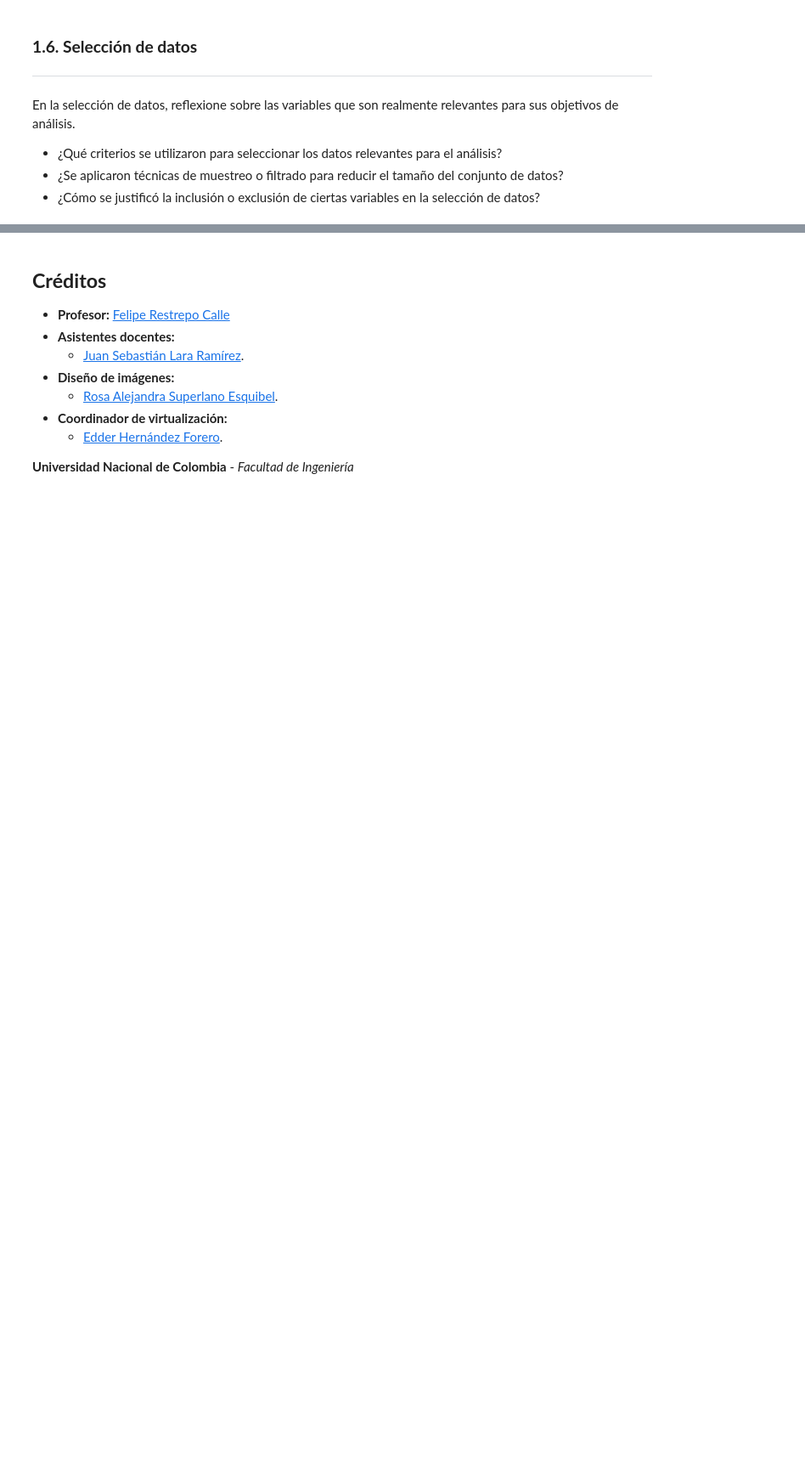
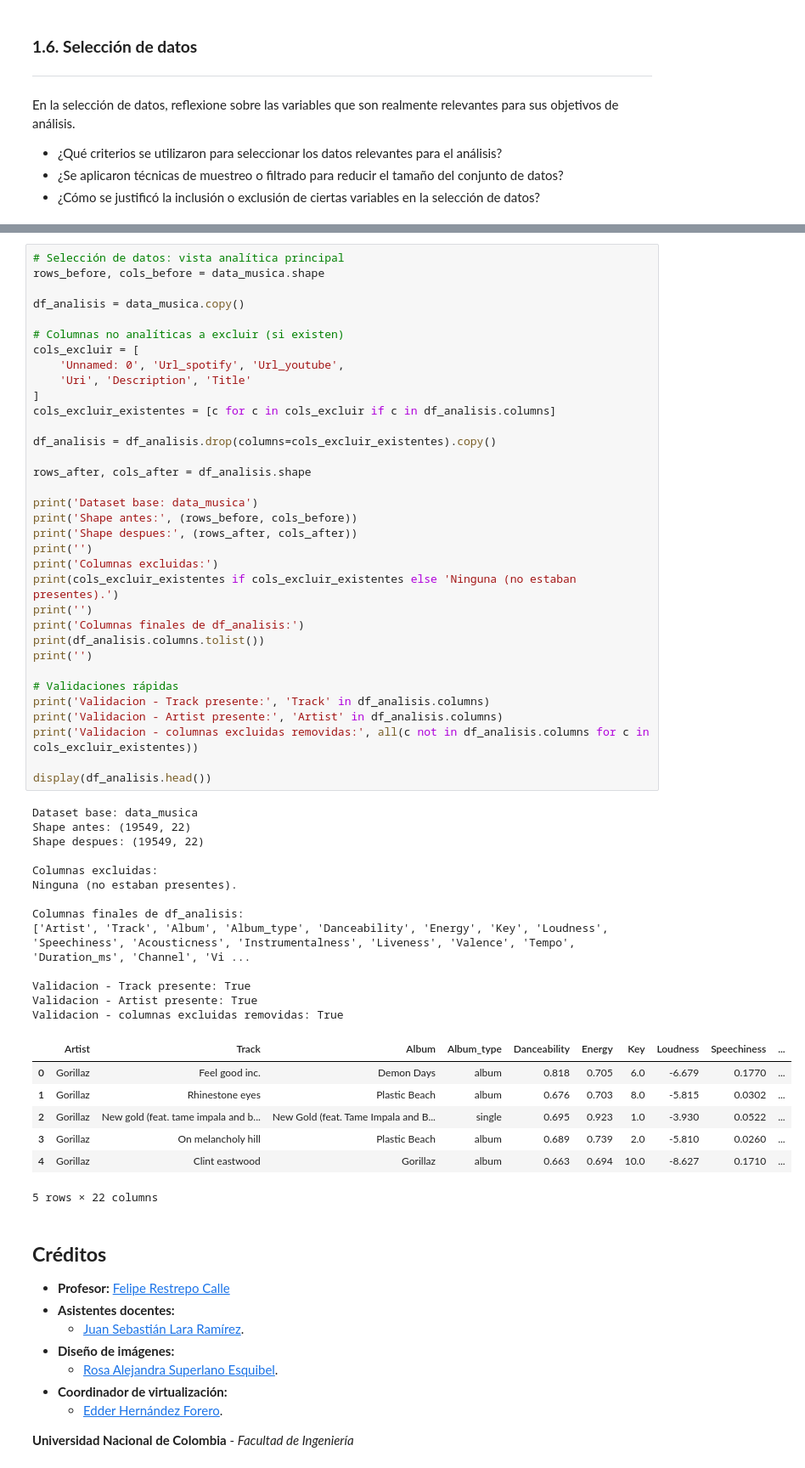
Before and after one commit to Locotin/diplomado-mlds, a Jupyter notebook: AVD/Proyecto/fase 3/M1U4_fase_3_Preparación_de_los_datos.ipynb, the cells around one changed output, grey strips where cells are left out. Shown at 85% size. Cells and saved outputs as stored; diff of their text form; blank space fills up the shorter version.

```diff
--- a/AVD/Proyecto/fase 3/M1U4_fase_3_Preparación_de_los_datos.ipynb
+++ b/AVD/Proyecto/fase 3/M1U4_fase_3_Preparación_de_los_datos.ipynb
@@ -366,3 +478,58 @@ En la selección de datos, reflexione sobre las variables que son realmente rele
+# %%
+# Selección de datos: vista analítica principal
+rows_before, cols_before = data_musica.shape
+
+df_analisis = data_musica.copy()
+
+# Columnas no analíticas a excluir (si existen)
+cols_excluir = [
+    'Unnamed: 0', 'Url_spotify', 'Url_youtube',
+    'Uri', 'Description', 'Title'
+]
+cols_excluir_existentes = [c for c in cols_excluir if c in df_analisis.columns]
+
+df_analisis = df_analisis.drop(columns=cols_excluir_existentes).copy()
+
+rows_after, cols_after = df_analisis.shape
+
+print('Dataset base: data_musica')
+print('Shape antes:', (rows_before, cols_before))
+print('Shape despues:', (rows_after, cols_after))
+print('')
+print('Columnas excluidas:')
+print(cols_excluir_existentes if cols_excluir_existentes else 'Ninguna (no estaban presentes).')
+print('')
+print('Columnas finales de df_analisis:')
+print(df_analisis.columns.tolist())
+print('')
+
+# Validaciones rápidas
+print('Validacion - Track presente:', 'Track' in df_analisis.columns)
+print('Validacion - Artist presente:', 'Artist' in df_analisis.columns)
+print('Validacion - columnas excluidas removidas:', all(c not in df_analisis.columns for c in cols_excluir_existentes))
+
+display(df_analisis.head())
+# %% [output]
+Dataset base: data_musica
+Shape antes: (19549, 22)
+Shape despues: (19549, 22)
+
+Columnas excluidas:
+Ninguna (no estaban presentes).
+
+Columnas finales de df_analisis:
+['Artist', 'Track', 'Album', 'Album_type', 'Danceability', 'Energy', 'Key', 'Loudness', 'Speechiness', 'Acousticness', 'Instrumentalness', 'Liveness', 'Valence', 'Tempo', 'Duration_ms', 'Channel', 'Vi ...
+
+Validacion - Track presente: True
+Validacion - Artist presente: True
+Validacion - columnas excluidas removidas: True
+|  | Artist | Track | Album | Album_type | Danceability | Energy | Key | Loudness | Speechiness | ... |
+| 0 | Gorillaz | Feel good inc. | Demon Days | album | 0.818 | 0.705 | 6.0 | -6.679 | 0.1770 | ... |
+| 1 | Gorillaz | Rhinestone eyes | Plastic Beach | album | 0.676 | 0.703 | 8.0 | -5.815 | 0.0302 | ... |
+| 2 | Gorillaz | New gold (feat. tame impala and b... | New Gold (feat. Tame Impala and B... | single | 0.695 | 0.923 | 1.0 | -3.930 | 0.0522 | ... |
+| 3 | Gorillaz | On melancholy hill | Plastic Beach | album | 0.689 | 0.739 | 2.0 | -5.810 | 0.0260 | ... |
+| 4 | Gorillaz | Clint eastwood | Gorillaz | album | 0.663 | 0.694 | 10.0 | -8.627 | 0.1710 | ... |
+5 rows × 22 columns
 # %% [markdown]
 ## **Créditos**
 * **Profesor:** [Felipe Restrepo Calle](https://dis.unal.edu.co/~ferestrepoca/)
```
Also changed, not shown: parts of 12 cells of this notebook.
